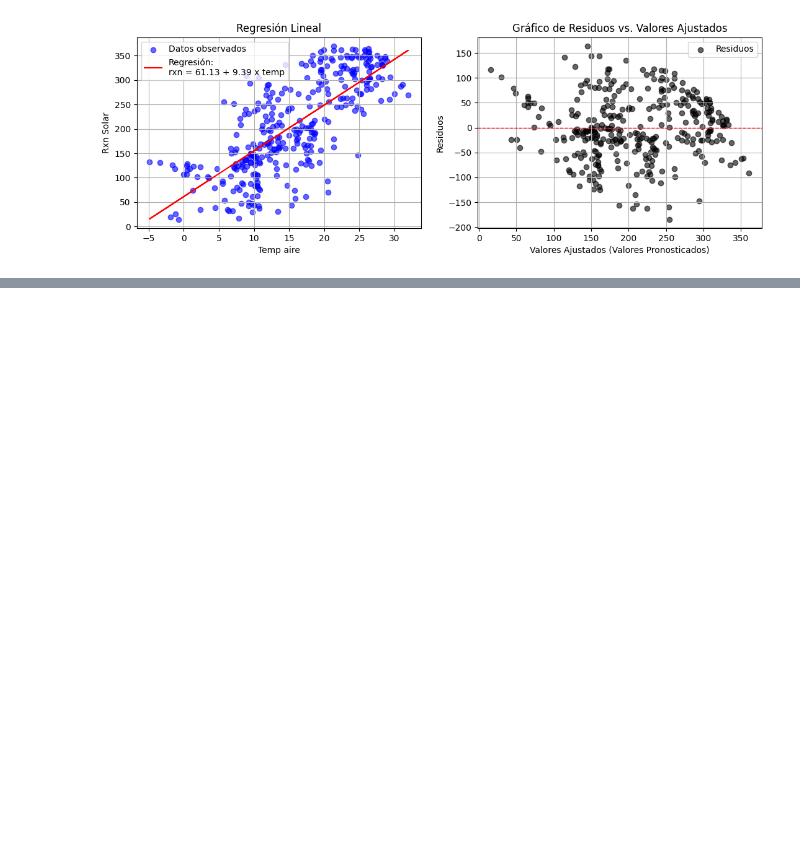
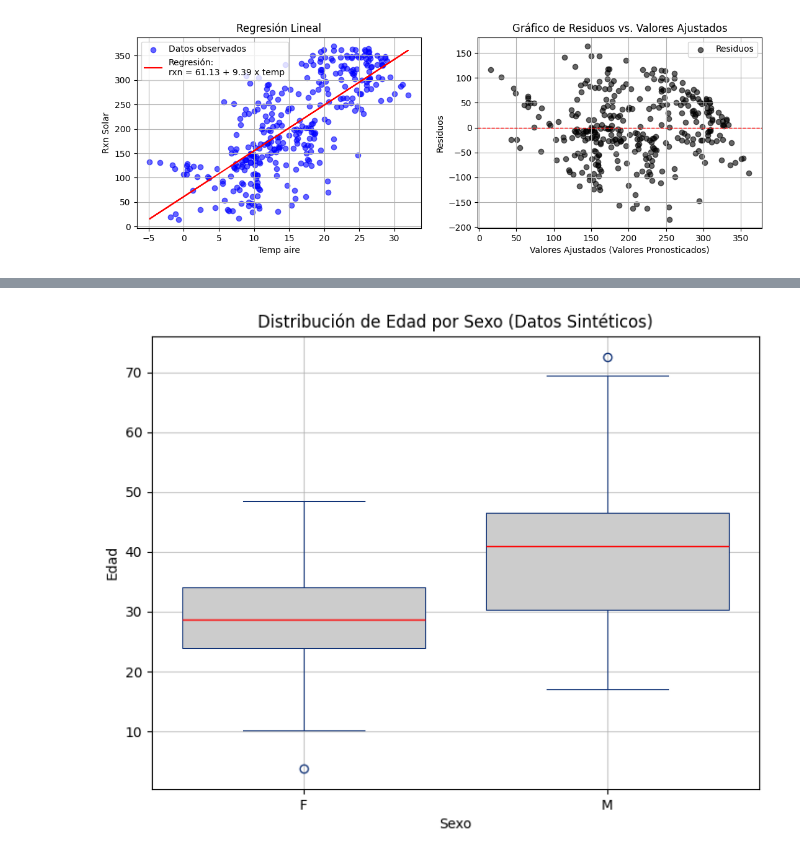
Before and after one commit to vrrp/sachabook_modulo1, a Jupyter notebook: _build/html/_sources/docs/sesion5-estadistica_inferencial.ipynb, the cells around one changed output, grey strips where cells are left out. Saved outputs shown, nothing was run; the diff lists cells and outputs as text; code cells hidden in the pictures; blank space fills up the shorter version.

```diff
--- a/_build/html/_sources/docs/sesion5-estadistica_inferencial.ipynb
+++ b/_build/html/_sources/docs/sesion5-estadistica_inferencial.ipynb
@@ -627,0 +822,27 @@ plt.show()
+# %%
+# Generar datos sintéticos para demostrar dependencia entre Edad y Sexo
+np.random.seed(42) # para reproducibilidad
+
+# Número de observaciones por categoría de sexo
+n_femenino = 100
+n_masculino = 100
+
+# Generar edades para mujeres (con una distribución diferente, por ejemplo, menor media)
+edad_femenino = np.random.normal(loc=30, scale=10, size=n_femenino) # Media 30, desviación estándar 10
+
+# Generar edades para hombres (con una distribución diferente, por ejemplo, mayor media)
+edad_masculino = np.random.normal(loc=40, scale=12, size=n_masculino) # Media 40, desviación estándar 12
+
+# Crear Series de Sexo
+sexo_femenino = pd.Series(['F'] * n_femenino)
+sexo_masculino = pd.Series(['M'] * n_masculino)
+
+# Combinar los datos en un DataFrame
+df_sintetico_sexo_edad = pd.DataFrame({
+    'Edad': np.concatenate([edad_femenino, edad_masculino]),
+    'Sexo': np.concatenate([sexo_femenino, sexo_masculino])
+})
+
+# Mostrar las primeras filas del DataFrame sintético
+print("DataFrame Sintético (Edad vs Sexo):")
+print(df_sintetico_sexo_edad.head())
@@ -627,0 +857,15 @@ plt.show()
+# %%
+# Crear un diagrama de cajas para visualizar la dependencia
+plt.figure(figsize=(8, 6))
+sns.boxplot(x='Sexo', y='Edad', data=df_sintetico_sexo_edad,
+            fill=True, color=".8", linecolor="#137",
+            linewidth=.75,
+            flierprops={"marker": "o"},
+            medianprops={"color": "r", "linewidth": 1},)
+plt.xlabel('Sexo')
+plt.ylabel('Edad')
+plt.title('Distribución de Edad por Sexo (Datos Sintéticos)')
+plt.grid(axis='both', alpha=0.7)
+plt.show()
+# %% [output]
+[figure, added]
```
Also changed, not shown: parts of 45 cells of this notebook, 46 other files.
